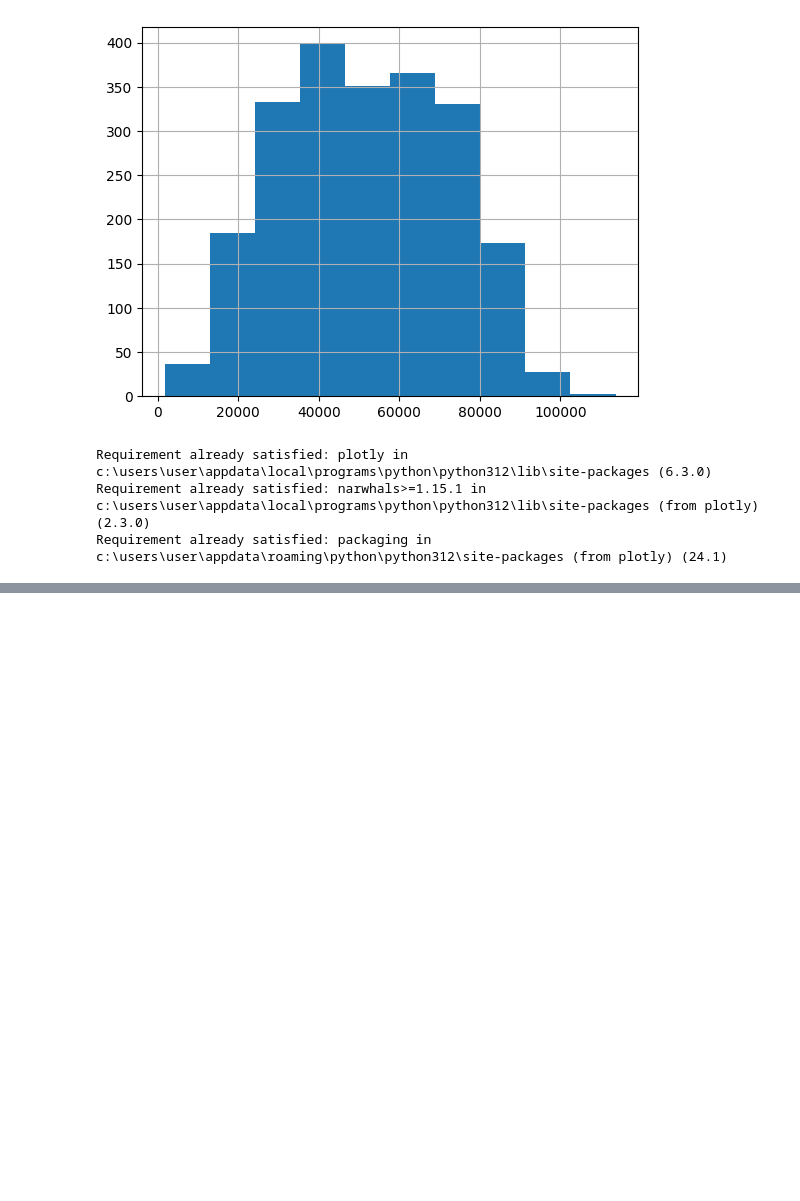
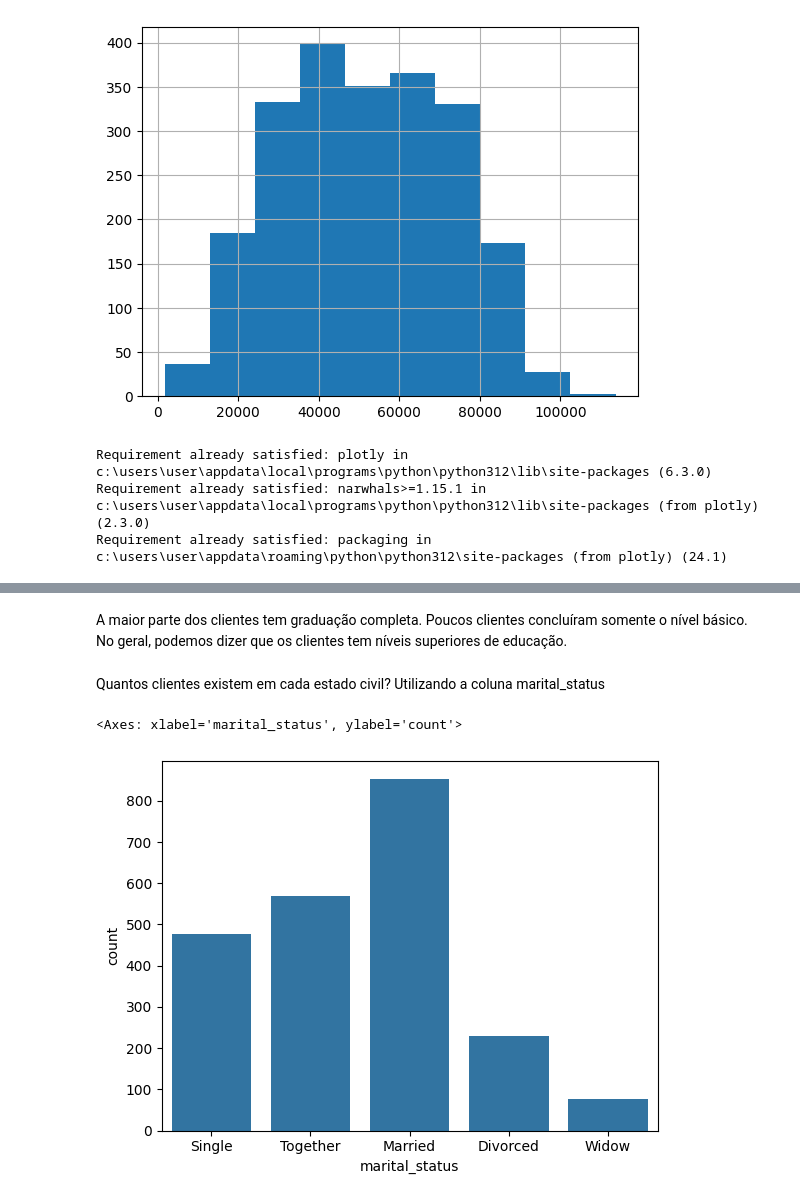
Before and after one commit to jrcomitre/desafio-ifood, a Jupyter notebook: desafio_ifood.ipynb, the cells around one changed output, grey strips where cells are left out. Cells and saved outputs as stored; diff of their text form; code cells hidden in the pictures; blank space fills up the shorter version.

```diff
--- a/desafio_ifood.ipynb
+++ b/desafio_ifood.ipynb
@@ -240,0 +302,10 @@ import plotly.express as px
+# %% [markdown]
+A maior parte dos clientes tem graduação completa. Poucos clientes concluíram somente o nível básico. No geral, podemos dizer que os clientes tem níveis superiores de educação.
+# %% [markdown]
+Quantos clientes existem em cada estado civil? Utilizando a coluna marital_status
+# %%
+# Gráfico de barras por estado civil - utilizando a biblioteca PLOTLY
+sns.countplot(x=df['marital_status'])
+# %% [output]
+<Axes: xlabel='marital_status', ylabel='count'>
+[figure, added]
```
Also changed, not shown: parts of 31 cells of this notebook.
